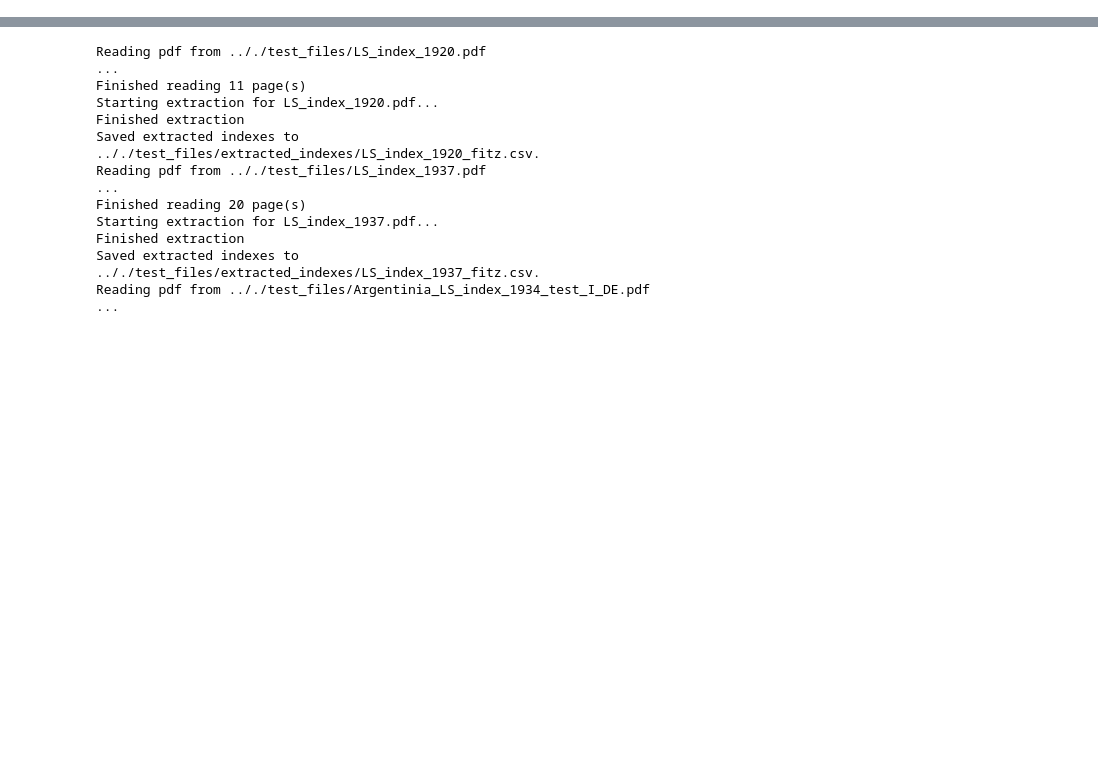
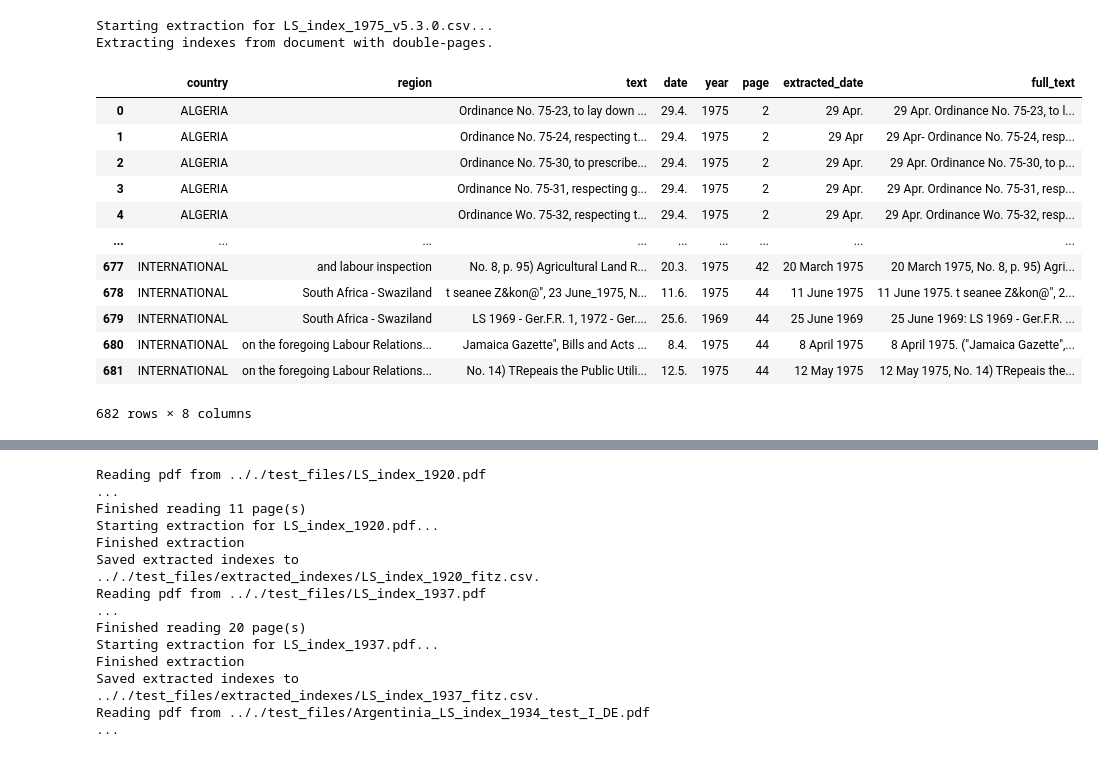
Before and after one commit to jeusa/indexex, a Jupyter notebook: code/index_extraction.ipynb, the cells around one changed output, grey strips where cells are left out. Saved outputs shown, nothing was run; the diff lists cells and outputs as text; code cells hidden in the pictures; blank space fills up the shorter version.

```diff
--- a/code/index_extraction.ipynb
+++ b/code/index_extraction.ipynb
@@ -80,0 +116,19 @@ display(test_files, pdf_file)
+# %%
+r = extract.extract_indexes_tess(file)
+r
+# %% [output]
+Starting extraction for LS_index_1975_v5.3.0.csv...
+Extracting indexes from document with double-pages.
+|  | country | region | text | date | year | page | extracted_date | full_text |
+| 0 | ALGERIA |  | Ordinance No. 75-23, to lay down ... | 29.4. | 1975 | 2 | 29 Apr. | 29 Apr. Ordinance No. 75-23, to l... |
+| 1 | ALGERIA |  | Ordinance No. 75-24, respecting t... | 29.4. | 1975 | 2 | 29 Apr | 29 Apr- Ordinance No. 75-24, resp... |
+| 2 | ALGERIA |  | Ordinance No. 75-30, to prescribe... | 29.4. | 1975 | 2 | 29 Apr. | 29 Apr. Ordinance No. 75-30, to p... |
+| 3 | ALGERIA |  | Ordinance No. 75-31, respecting g... | 29.4. | 1975 | 2 | 29 Apr. | 29 Apr. Ordinance No. 75-31, resp... |
+| 4 | ALGERIA |  | Ordinance Wo. 75-32, respecting t... | 29.4. | 1975 | 2 | 29 Apr. | 29 Apr. Ordinance Wo. 75-32, resp... |
+| ... | ... | ... | ... | ... | ... | ... | ... | ... |
+| 677 | INTERNATIONAL | and labour inspection | No. 8, p. 95) Agricultural Land R... | 20.3. | 1975 | 42 | 20 March 1975 | 20 March 1975, No. 8, p. 95) Agri... |
+| 678 | INTERNATIONAL | South Africa - Swaziland | t seanee Z&kon@", 23 June_1975, N... | 11.6. | 1975 | 44 | 11 June 1975 | 11 June 1975. t seanee Z&kon@", 2... |
+| 679 | INTERNATIONAL | South Africa - Swaziland | LS 1969 - Ger.F.R. 1, 1972 - Ger.... | 25.6. | 1969 | 44 | 25 June 1969 | 25 June 1969: LS 1969 - Ger.F.R. ... |
+| 680 | INTERNATIONAL | on the foregoing Labour Relations... | Jamaica Gazette", Bills and Acts ... | 8.4. | 1975 | 44 | 8 April 1975 | 8 April 1975. ("Jamaica Gazette",... |
+| 681 | INTERNATIONAL | on the foregoing Labour Relations... | No. 14) TRepeais the Public Utili... | 12.5. | 1975 | 44 | 12 May 1975 | 12 May 1975, No. 14) TRepeais the... |
+682 rows × 8 columns
```
Also changed, not shown: parts of 10 cells of this notebook, 9 other files.
